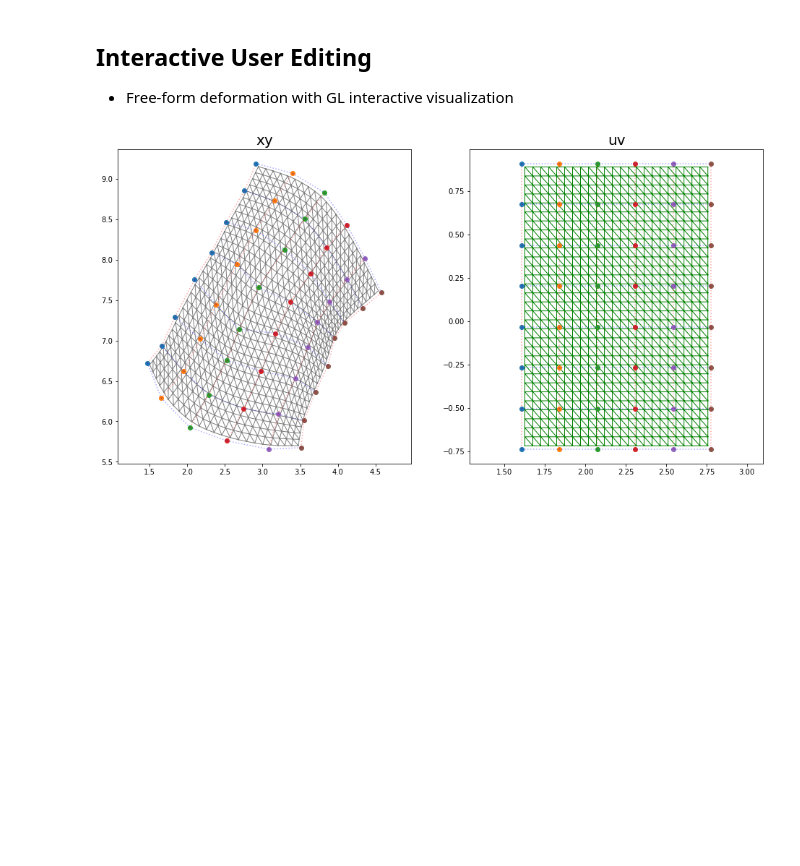
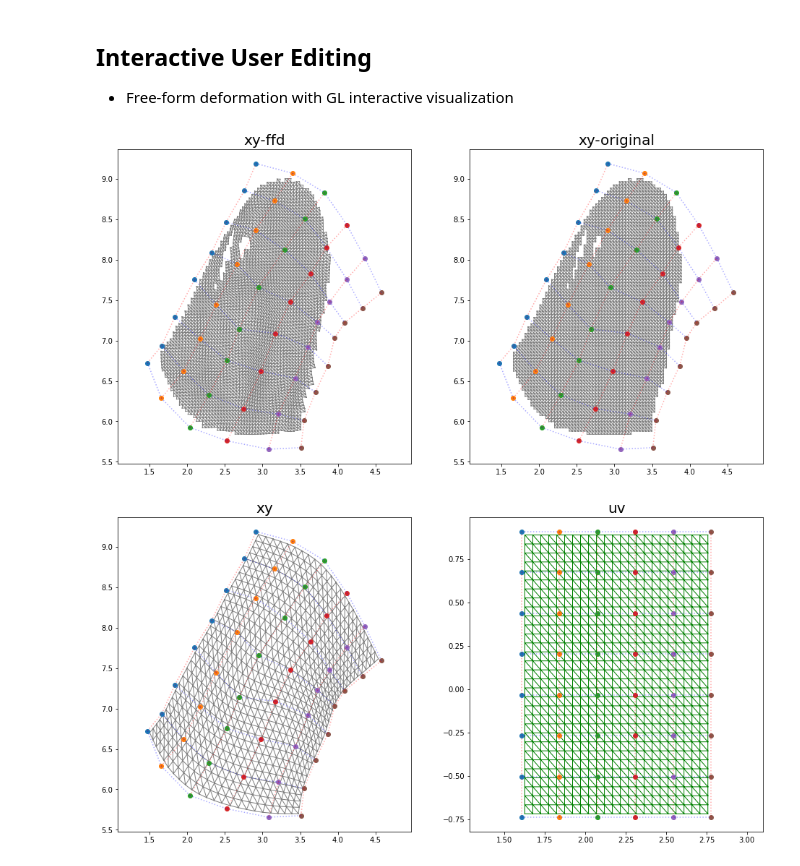
Before and after one commit to stnoh/InverseFFD, a Jupyter notebook: InverseFFD_ver6.ipynb, the cells around one changed output. Cells and saved outputs as stored; diff of their text form; code cells hidden in the pictures; blank space fills up the shorter version.

Commit message:
# improve InverseFFD_ver6.ipynb (2, in progress)
- compute vertex position based on FFD
- prepare to remap & export new uv mesh

```diff
--- a/InverseFFD_ver6.ipynb
+++ b/InverseFFD_ver6.ipynb
@@ -739,0 +746,54 @@ def FFD(P, u, v):
+# %%
+## visualize mesh data by Matplotlib
+import matplotlib.pyplot as plt
+%matplotlib inline
+
+fig, (ax1, ax2) = plt.subplots(1, 2, figsize=(16,8))
+
+########################################
+## XY space
+########################################
+ax1.set_xlim([x_min_vis,x_max_vis])
+ax1.set_ylim([y_min_vis,y_max_vis])
+
+ax1.triplot(x_ffd[:,0], x_ffd[:,1], tri, linewidth=1, color='gray')
+
+## grid points
+ax1.plot(P_ix, P_jy, 'o')
+
+## draw lines
+for j in range(P_ix.shape[0]):
+    for i in range(P_ix.shape[1]-1):
+        ax1.plot([P_ix[j,i], P_ix[j,i+1]], [P_jy[j,i], P_jy[j,i+1]], color='blue', alpha=.33, linestyle=':')
+
+for i in range(P_ix.shape[1]):
+    for j in range(P_ix.shape[0]-1):
+        ax1.plot([P_ix[j,i], P_ix[j+1,i]], [P_jy[j,i], P_jy[j+1,i]], color='red', alpha=.33, linestyle=':')
+
+ax1.set_title('xy-ffd').set_fontsize(20)
+
+########################################
+## UV space
+########################################
+ax2.set_xlim([x_min_vis,x_max_vis])
+ax2.set_ylim([y_min_vis,y_max_vis])
+
+ax2.triplot(x[:,0], x[:,1], tri, linewidth=1, color='gray')
+
+## grid points
+ax2.plot(P_ix, P_jy, 'o')
+
+## draw lines
+for j in range(P_ix.shape[0]):
+    for i in range(P_ix.shape[1]-1):
+        ax2.plot([P_ix[j,i], P_ix[j,i+1]], [P_jy[j,i], P_jy[j,i+1]], color='blue', alpha=.33, linestyle=':')
+
+for i in range(P_ix.shape[1]):
+    for j in range(P_ix.shape[0]-1):
+        ax2.plot([P_ix[j,i], P_ix[j+1,i]], [P_jy[j,i], P_jy[j+1,i]], color='red', alpha=.33, linestyle=':')
+
+ax2.set_title('xy-original').set_fontsize(20)
+
+plt.show()
+# %% [output]
+[figure, added]
```
Also changed, not shown: parts of 11 cells of this notebook.
